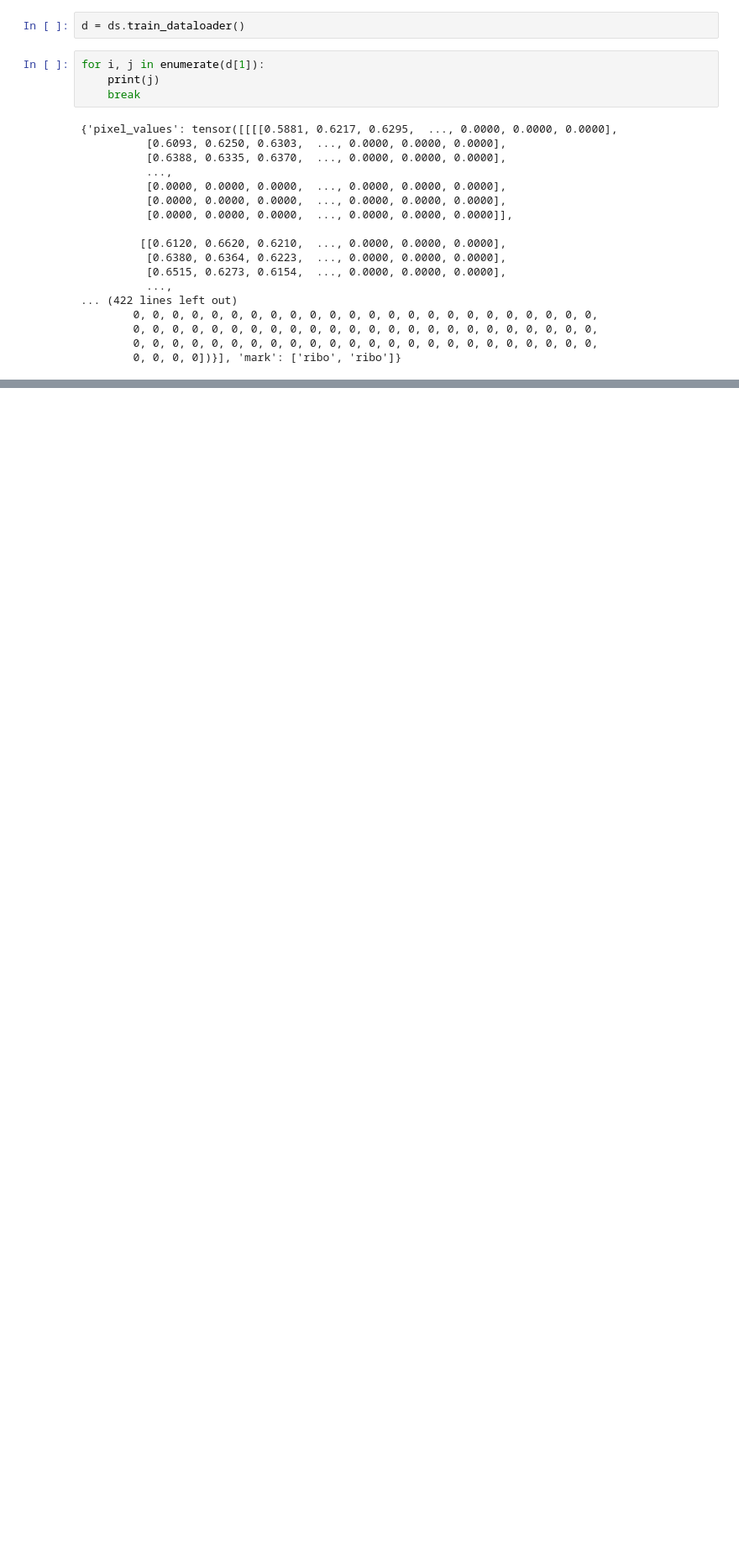
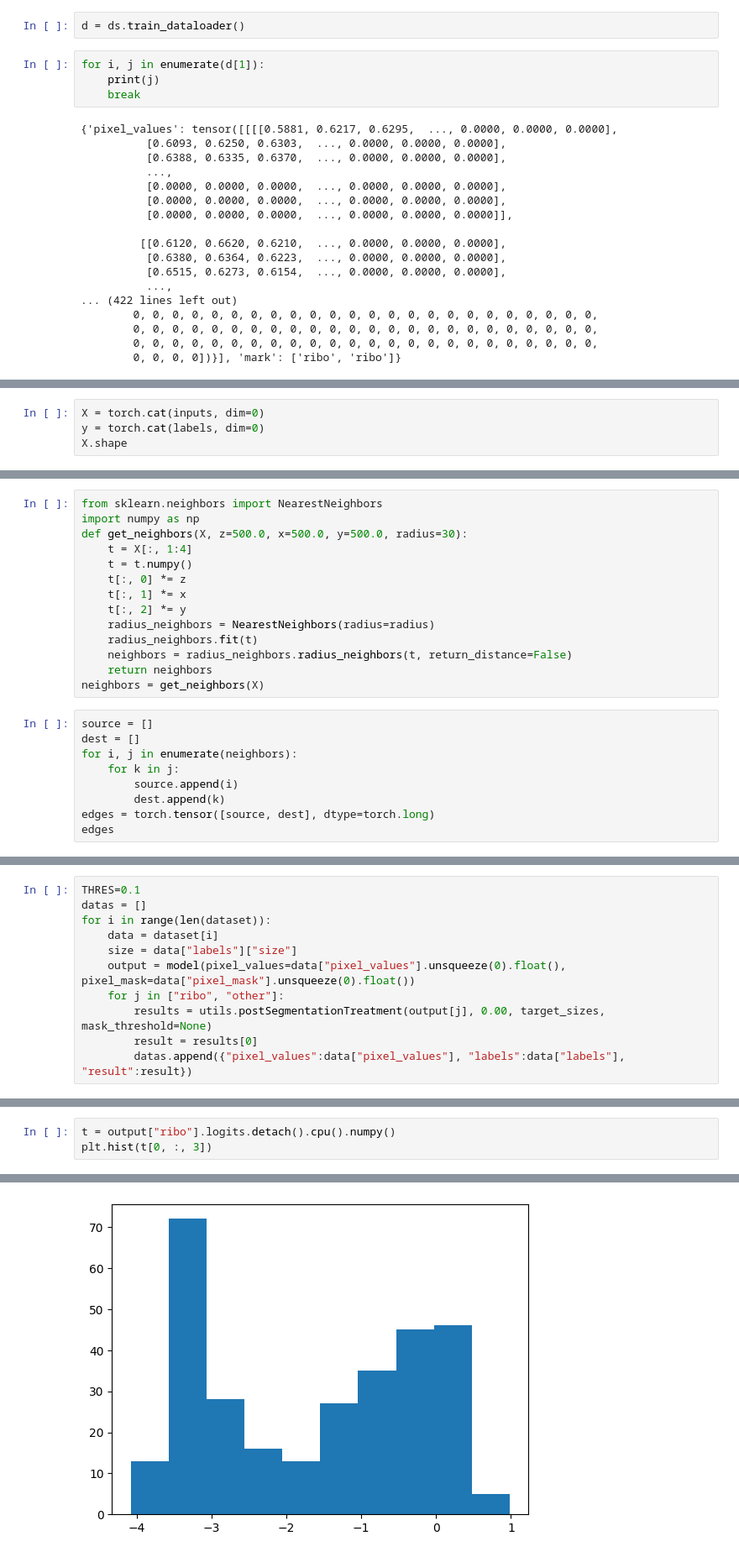
Before and after one commit to tyfei0216/cryoem, a Jupyter notebook: buildStage2dataset.ipynb, the cells around one changed output, grey strips where cells are left out. Shown at 84% size. Saved outputs shown, nothing was run; the diff lists cells and outputs as text; blank space fills up the shorter version.

```diff
--- a/buildStage2dataset.ipynb
+++ b/buildStage2dataset.ipynb
@@ -251,0 +468,4 @@ a[0]
+# %%
+X = torch.cat(inputs, dim=0)
+y = torch.cat(labels, dim=0)
+X.shape
@@ -251,0 +474,23 @@ a[0]
+# %%
+from sklearn.neighbors import NearestNeighbors
+import numpy as np
+def get_neighbors(X, z=500.0, x=500.0, y=500.0, radius=30):
+    t = X[:, 1:4]
+    t = t.numpy()
+    t[:, 0] *= z
+    t[:, 1] *= x
+    t[:, 2] *= y
+    radius_neighbors = NearestNeighbors(radius=radius)
+    radius_neighbors.fit(t)
+    neighbors = radius_neighbors.radius_neighbors(t, return_distance=False)
+    return neighbors
+neighbors = get_neighbors(X)
+# %%
+source = []
+dest = []
+for i, j in enumerate(neighbors):
+    for k in j:
+        source.append(i)
+        dest.append(k)
+edges = torch.tensor([source, dest], dtype=torch.long)
+edges
@@ -251,0 +505,11 @@ a[0]
+# %%
+THRES=0.1
+datas = []
+for i in range(len(dataset)):
+    data = dataset[i]
+    size = data["labels"]["size"]
+    output = model(pixel_values=data["pixel_values"].unsqueeze(0).float(), pixel_mask=data["pixel_mask"].unsqueeze(0).float())
+    for j in ["ribo", "other"]:
+        results = utils.postSegmentationTreatment(output[j], 0.00, target_sizes, mask_threshold=None)
+        result = results[0]
+        datas.append({"pixel_values":data["pixel_values"], "labels":data["labels"], "result":result})
@@ -251,0 +540,4 @@ a[0]
+# %%
+t = output["ribo"].logits.detach().cpu().numpy()
+plt.hist(t[0, :, 3])
+# %% [output]
@@ -251,0 +549 @@ a[0]
+[figure, added]
```
Also changed, not shown: parts of 29 cells of this notebook, 4 other files.
